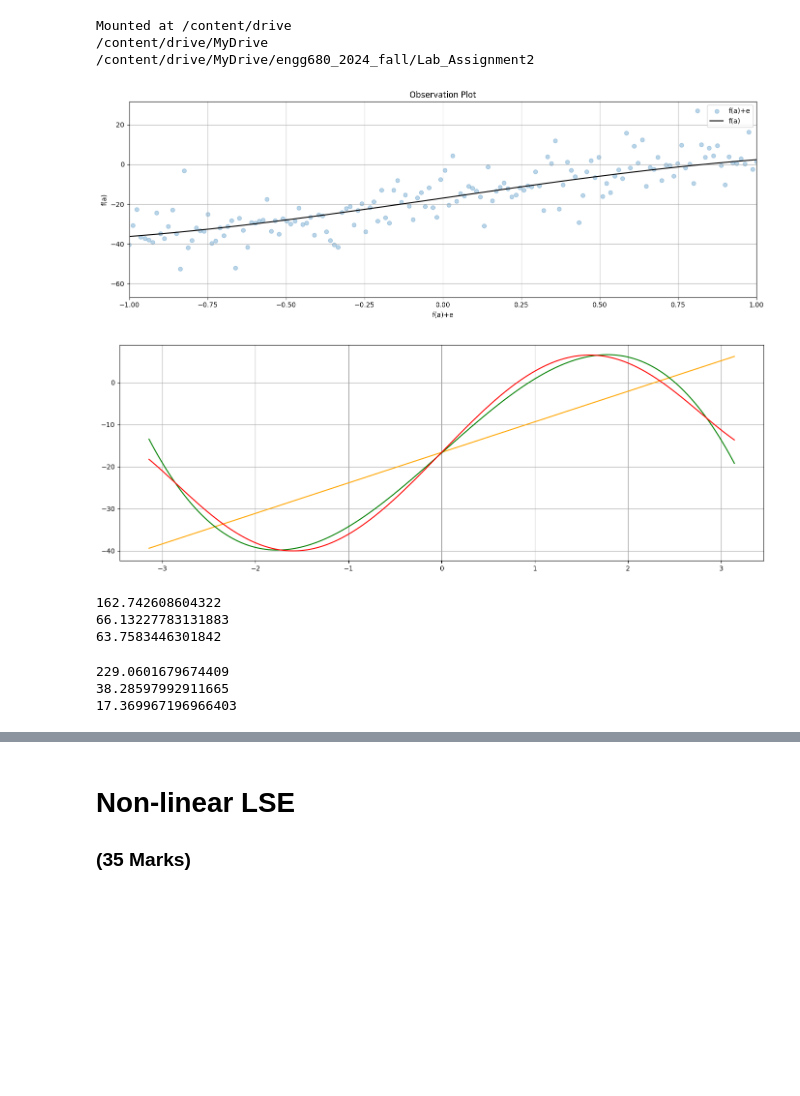
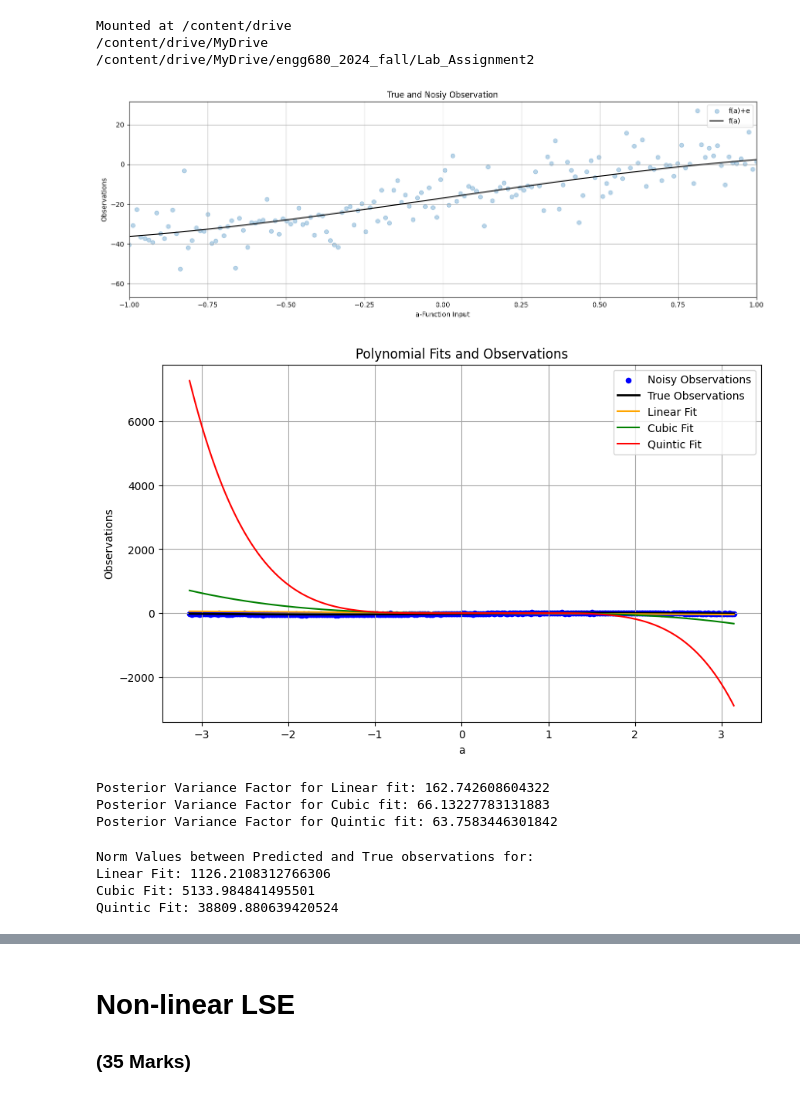
Before and after one commit to Kaushini1408/engg680_2024_fall, a Jupyter notebook: Lab_Assignment2/Assignment2.ipynb, the cells around one changed output, grey strips where cells are left out. Saved outputs shown, nothing was run; the diff lists cells and outputs as text; code cells hidden in the pictures; blank space fills up the shorter version.

```diff
--- a/Lab_Assignment2/Assignment2.ipynb
+++ b/Lab_Assignment2/Assignment2.ipynb
@@ -79,9 +77,9 @@ a = np.linspace(start, end, n)
 fig, ax = plt.subplots(nrows=1, ncols=1, figsize=(14, 5))
 plt.scatter(a, l, color='tab:blue', marker='o', alpha=0.3)
 plt.plot(a, l_true, color='k')
-plt.title("Observation Plot")
-plt.xlabel("f(a)+e")
-plt.ylabel("f(a)")
+plt.title("True and Nosiy Observation")
+plt.xlabel("a-Function Input")
+plt.ylabel("Observations")
 plt.legend(["f(a)+e","f(a)"])
 plt.xlim(-1,1)
 
@@ -89,7 +87,7 @@ plt.xlim(-1,1)
 ax.grid(True, which='both',ls='-',color='0.65')
 fig.tight_layout()
 # %% [output]
-[figure, old version]
+[figure, new version]
 # %%
 # step 5
 # define a curve fitting function named fit_polynomial_curve
@@ -112,13 +110,30 @@ def fit_polynomial_curve(a: np.ndarray, l: np.ndarray, P: np.ndarray, deg: int)
         apv:            a posterier variance factor (goodness of fit)
         v:              observation residuals
     '''
-    A = np.vander(a, N=deg+1, increasing=False)
+   # Step 1: Construct the (Vandermonde)matrix A for Polynomial Regression
+   # Each row of A contains powers of the corresponding a values
+    A = np.vander(a, N=deg+1, increasing=True)
+   # Step 2: Perform the linear least square estimation using LSE formula
+   # (A.T * P * A) * x = A.T * P * l, solve for x (the polynomial coefficients)
+
+    # Compute A transpose times P (A^T * P)
     AT_P = A.T @ P
+
+   # Compute normal equation: (AtP @ A) * x = AtP @ l
     N = AT_P @ A
     u = AT_P @ l
+
+   # Solve for x (the polynomial coefficients) using np.linalg.solve
     x = np.linalg.solve(N, u)
+
+   # Step 3: Calculate observation residuals (v = l - A * x)
     v = l - A @ x
+
+   # Step 4: Compute the a posteriori variance factor (apv)
+   # apv = (v.T * P * v) / (n - deg - 1), where n is the number of observations
     apv = (v.T @ P @ v) / (len(l) - deg - 1)
+
+   # Step 5: Compute the covariance matrix of the estimated coefficients (cov_x)
     cov_x = apv * np.linalg.inv(N)
 
     return (x, cov_x, apv, v)
@@ -142,43 +157,53 @@ quintic_uw = np.polyval(v3[0], a)
 # %%
 # step 8
 # use the matplotlib to plot each polynomial function, noisy observations l, true observations l_true, together in one single figure
 # for the polynomials of line, cubic and quintic, use color of orange, green and red respectively.
 # (2 marks)
 
-fig, ax = plt.subplots(nrows=1, ncols=1, figsize=(14, 5))
-plt.plot(a, line_uw, color='orange')
-plt.plot(a, cubic_uw, color='green')
-plt.plot(a, quintic_uw, color='red')
+# Plot the noisy and true observations
+plt.figure(figsize=(10, 6))
+plt.scatter(a, l, label='Noisy Observations', color='blue', s=20, marker='o')
+plt.plot(a, l_true, label='True Observations', color='black', linewidth=2)
 
+# Plot Polynomial fits
+plt.plot(a, line_uw, color='orange',label='Linear Fit')
+plt.plot(a, cubic_uw, color='green',label='Cubic Fit')
+plt.plot(a, quintic_uw, color='red',label='Quintic Fit')
 
-
-ax.grid(True, which='both',ls='-',color='0.65')
+# Define labels and title
+plt.xlabel('a')
+plt.ylabel('Observations')
+plt.title('Polynomial Fits and Observations')
+plt.legend()
+plt.grid(True, which='both',ls='-',color='0.65')
 
 fig.tight_layout()
 # %% [output]
-[figure, old version]
+[figure, new version]
 # %%
 # step 9
 # print the a posterier variance factor for each polynomial function
 # (3 marks)
-print(v1[2])
-print(v2[2])
-print(v3[2])
+print("Posterior Variance Factor for Linear fit:",v1[2])
+print("Posterior Variance Factor for Cubic fit:",v2[2])
+print("Posterior Variance Factor for Quintic fit:",v3[2])
 # %% [output]
-162.742608604322
-66.13227783131883
-63.7583446301842
+Posterior Variance Factor for Linear fit: 162.742608604322
+Posterior Variance Factor for Cubic fit: 66.13227783131883
+Posterior Variance Factor for Quintic fit: 63.7583446301842
 # %%
 # step 10
 # compute and print the norm between the predicted observations (output from each polynomial function) and the true observations
 # (3 marks)
-print(np.linalg.norm(line_uw - l_true))
-print(np.linalg.norm(cubic_uw - l_true))
-print(np.linalg.norm(quintic_uw - l_true))
+print("Norm Values between Predicted and True observations for:")
+print("Linear Fit:",np.linalg.norm(line_uw - l_true))
+print("Cubic Fit:",np.linalg.norm(cubic_uw - l_true))
+print("Quintic Fit:",np.linalg.norm(quintic_uw - l_true))
 # %% [output]
-229.0601679674409
-38.28597992911665
-17.369967196966403
+Norm Values between Predicted and True observations for:
+Linear Fit: 1126.2108312766306
+Cubic Fit: 5133.984841495501
+Quintic Fit: 38809.880639420524
 # %%
 # step 11
 # comment on the results of a posterier variance factor and norm, what pattern do you observe
```
Also changed, not shown: parts of 5 cells of this notebook.
